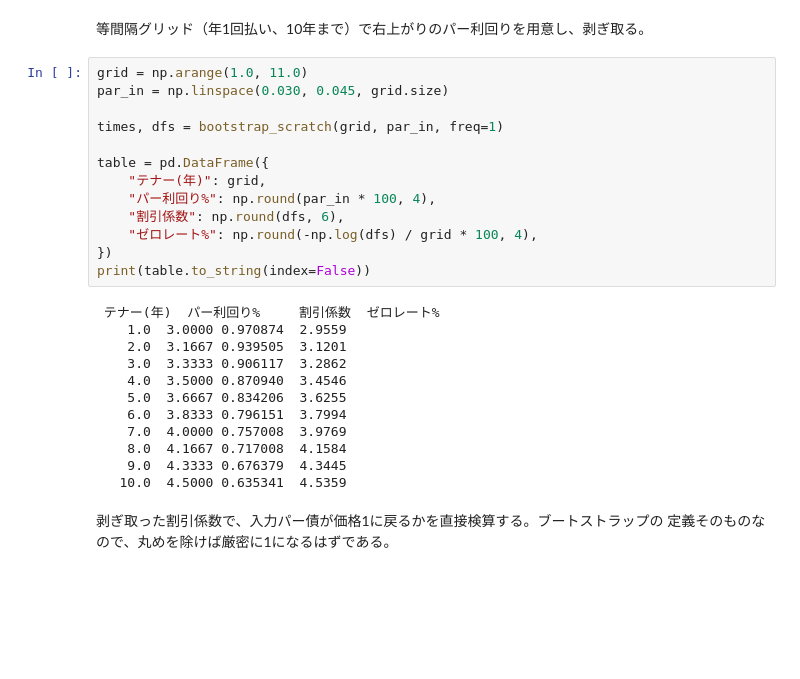
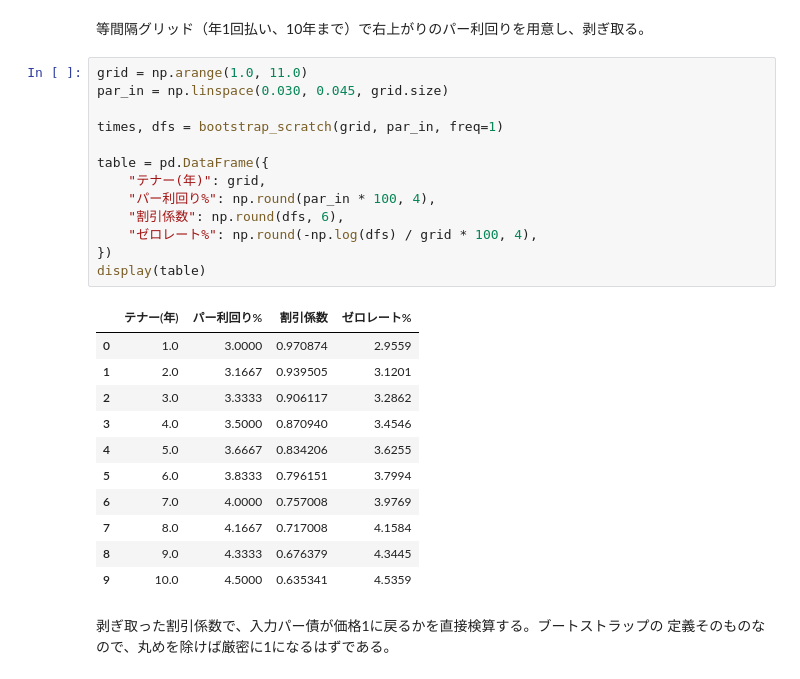
Before and after one commit to kojikojikojikoji/bond-quant-tutorials, a Jupyter notebook: notebooks/S02_イールドカーブ構築/nb_0201_ブートストラップ法によるゼロカーブ構築.ipynb, the cells around one changed output. Cells and saved outputs as stored; diff of their text form; blank space fills up the shorter version.

```diff
--- a/notebooks/S02_イールドカーブ構築/nb_0201_ブートストラップ法によるゼロカーブ構築.ipynb
+++ b/notebooks/S02_イールドカーブ構築/nb_0201_ブートストラップ法によるゼロカーブ構築.ipynb
@@ -153,28 +153,28 @@ bondlab version: 0.0.1
 # %%
 grid = np.arange(1.0, 11.0)
 par_in = np.linspace(0.030, 0.045, grid.size)
 
 times, dfs = bootstrap_scratch(grid, par_in, freq=1)
 
 table = pd.DataFrame({
     "テナー(年)": grid,
     "パー利回り%": np.round(par_in * 100, 4),
     "割引係数": np.round(dfs, 6),
     "ゼロレート%": np.round(-np.log(dfs) / grid * 100, 4),
 })
-print(table.to_string(index=False))
+display(table)
 # %% [output]
- テナー(年)  パー利回り%     割引係数  ゼロレート%
-    1.0  3.0000 0.970874  2.9559
-    2.0  3.1667 0.939505  3.1201
-    3.0  3.3333 0.906117  3.2862
-    4.0  3.5000 0.870940  3.4546
-    5.0  3.6667 0.834206  3.6255
-    6.0  3.8333 0.796151  3.7994
-    7.0  4.0000 0.757008  3.9769
-    8.0  4.1667 0.717008  4.1584
-    9.0  4.3333 0.676379  4.3445
-   10.0  4.5000 0.635341  4.5359
+|  | テナー(年) | パー利回り% | 割引係数 | ゼロレート% |
+| 0 | 1.0 | 3.0000 | 0.970874 | 2.9559 |
+| 1 | 2.0 | 3.1667 | 0.939505 | 3.1201 |
+| 2 | 3.0 | 3.3333 | 0.906117 | 3.2862 |
+| 3 | 4.0 | 3.5000 | 0.870940 | 3.4546 |
+| 4 | 5.0 | 3.6667 | 0.834206 | 3.6255 |
+| 5 | 6.0 | 3.8333 | 0.796151 | 3.7994 |
+| 6 | 7.0 | 4.0000 | 0.757008 | 3.9769 |
+| 7 | 8.0 | 4.1667 | 0.717008 | 4.1584 |
+| 8 | 9.0 | 4.3333 | 0.676379 | 4.3445 |
+| 9 | 10.0 | 4.5000 | 0.635341 | 4.5359 |
 # %% [markdown]
 剥ぎ取った割引係数で、入力パー債が価格1に戻るかを直接検算する。ブートストラップの
 定義そのものなので、丸めを除けば厳密に1になるはずである。
```
Also changed, not shown: parts of 4 cells of this notebook, 57 other files.
